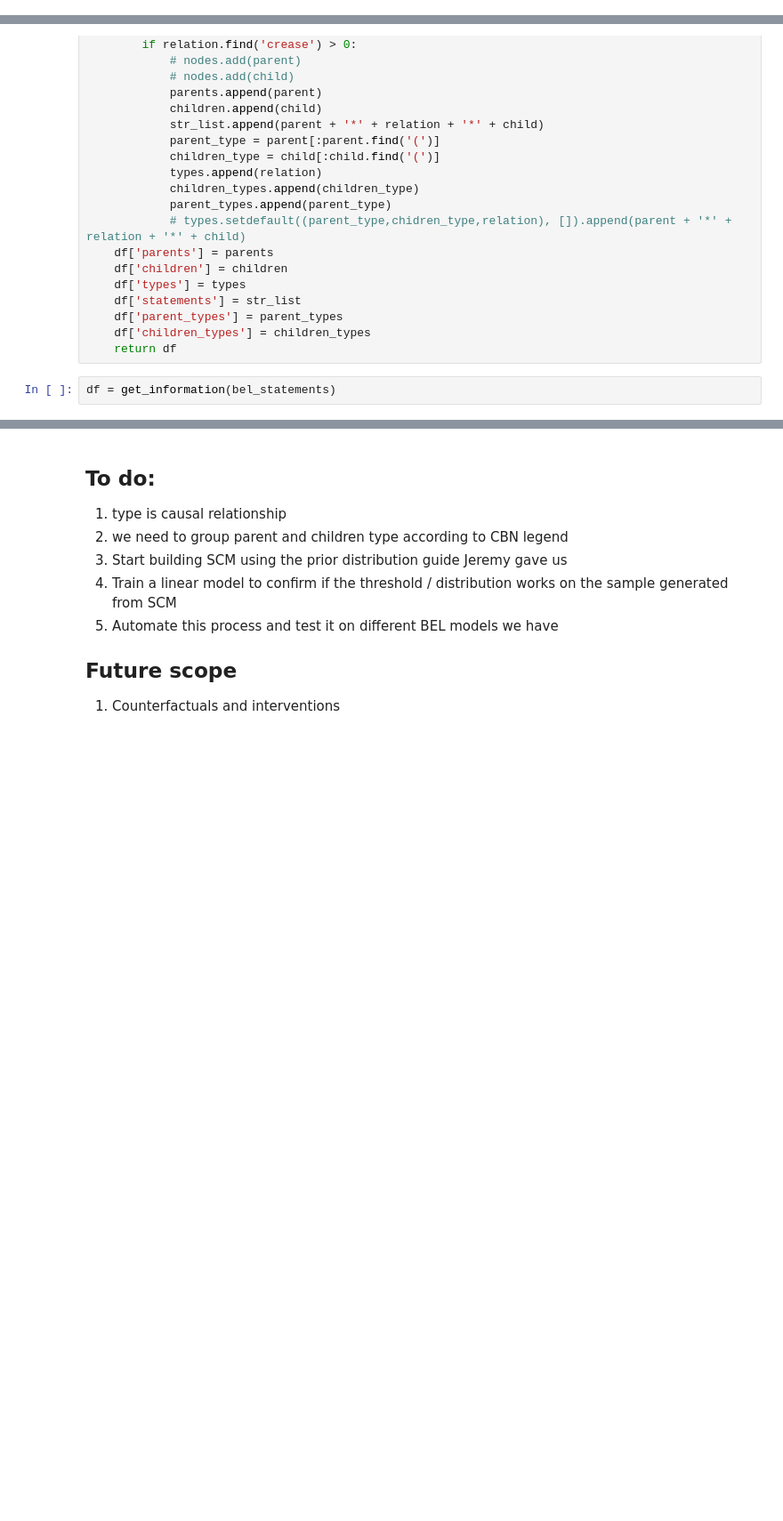
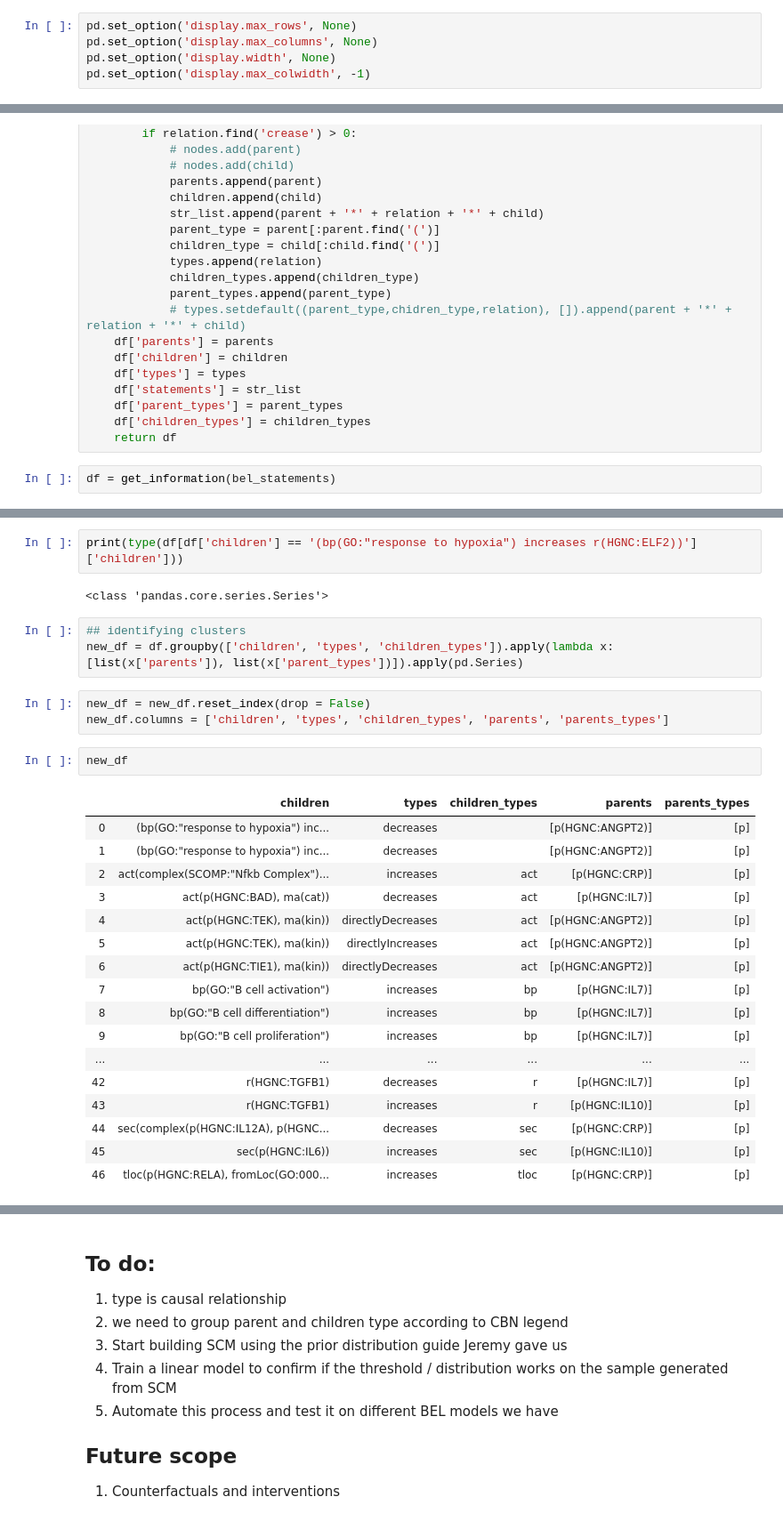
Before and after one commit to COVID-19-Causal-Reasoning/NEU_project, a Jupyter notebook: BEL to SCM.ipynb, the cells around one changed output, grey strips where cells are left out. Shown at 89% size. Drawn from its saved outputs; the diff is of its cells as text; blank space fills up the shorter version.

Commit message:
Grouped parents for each child node

```diff
--- a/BEL to SCM.ipynb
+++ b/BEL to SCM.ipynb
@@ -15,6 +15,11 @@ import pyro
 import pandas as pd
 import numpy as np
 pyro.set_rng_seed(101)
+# %%
+pd.set_option('display.max_rows', None)
+pd.set_option('display.max_columns', None)
+pd.set_option('display.width', None)
+pd.set_option('display.max_colwidth', -1)
 # %%
 import covid19kg
 # %%
@@ -102,3 +107,33 @@ df.head()
 | 2 | path(SDIS:"Liver Injury") | p(HGNC:CRP) | increases | path(SDIS:"Liver Injury")*increas... | path | p |
 | 3 | bp(GO:"inflammatory response") | p(HGNC:CRP) | increases | bp(GO:"inflammatory response")*in... | bp | p |
 | 4 | a(SCHEM:fibrate) | p(HGNC:CRP) | decreases | a(SCHEM:fibrate)*decreases*p(HGNC... | a | p |
+# %%
+print(type(df[df['children'] == '(bp(GO:"response to hypoxia") increases r(HGNC:ELF2))']['children']))
+# %% [output]
+<class 'pandas.core.series.Series'>
+# %%
+## identifying clusters
+new_df = df.groupby(['children', 'types', 'children_types']).apply(lambda x: [list(x['parents']), list(x['parent_types'])]).apply(pd.Series)
+# %%
+new_df = new_df.reset_index(drop = False)
+new_df.columns = ['children', 'types', 'children_types', 'parents', 'parents_types']
+# %%
+new_df
+# %% [output]
+|  | children | types | children_types | parents | parents_types |
+| 0 | (bp(GO:"response to hypoxia") inc... | decreases |  | [p(HGNC:ANGPT2)] | [p] |
+| 1 | (bp(GO:"response to hypoxia") inc... | decreases |  | [p(HGNC:ANGPT2)] | [p] |
+| 2 | act(complex(SCOMP:"Nfkb Complex")... | increases | act | [p(HGNC:CRP)] | [p] |
+| 3 | act(p(HGNC:BAD), ma(cat)) | decreases | act | [p(HGNC:IL7)] | [p] |
+| 4 | act(p(HGNC:TEK), ma(kin)) | directlyDecreases | act | [p(HGNC:ANGPT2)] | [p] |
+| 5 | act(p(HGNC:TEK), ma(kin)) | directlyIncreases | act | [p(HGNC:ANGPT2)] | [p] |
+| 6 | act(p(HGNC:TIE1), ma(kin)) | directlyDecreases | act | [p(HGNC:ANGPT2)] | [p] |
+| 7 | bp(GO:"B cell activation") | increases | bp | [p(HGNC:IL7)] | [p] |
+| 8 | bp(GO:"B cell differentiation") | increases | bp | [p(HGNC:IL7)] | [p] |
+| 9 | bp(GO:"B cell proliferation") | increases | bp | [p(HGNC:IL7)] | [p] |
+| ... | ... | ... | ... | ... | ... |
+| 42 | r(HGNC:TGFB1) | decreases | r | [p(HGNC:IL7)] | [p] |
+| 43 | r(HGNC:TGFB1) | increases | r | [p(HGNC:IL10)] | [p] |
+| 44 | sec(complex(p(HGNC:IL12A), p(HGNC... | decreases | sec | [p(HGNC:CRP)] | [p] |
+| 45 | sec(p(HGNC:IL6)) | increases | sec | [p(HGNC:IL10)] | [p] |
+| 46 | tloc(p(HGNC:RELA), fromLoc(GO:000... | increases | tloc | [p(HGNC:CRP)] | [p] |
```
Also changed, not shown: parts of 2 cells of this notebook.
